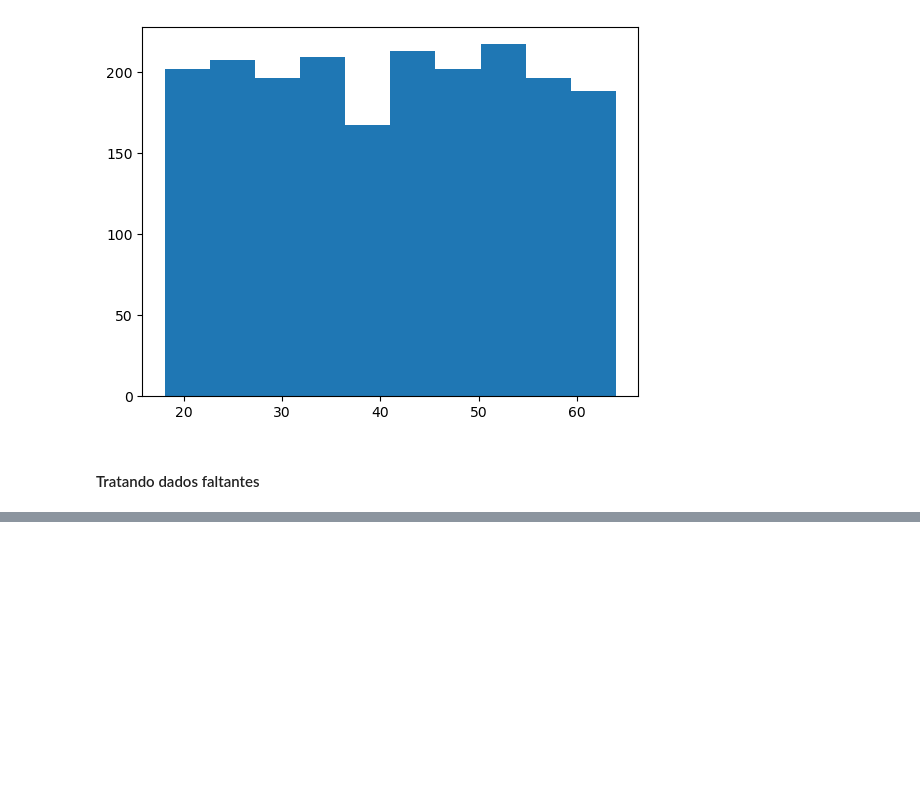
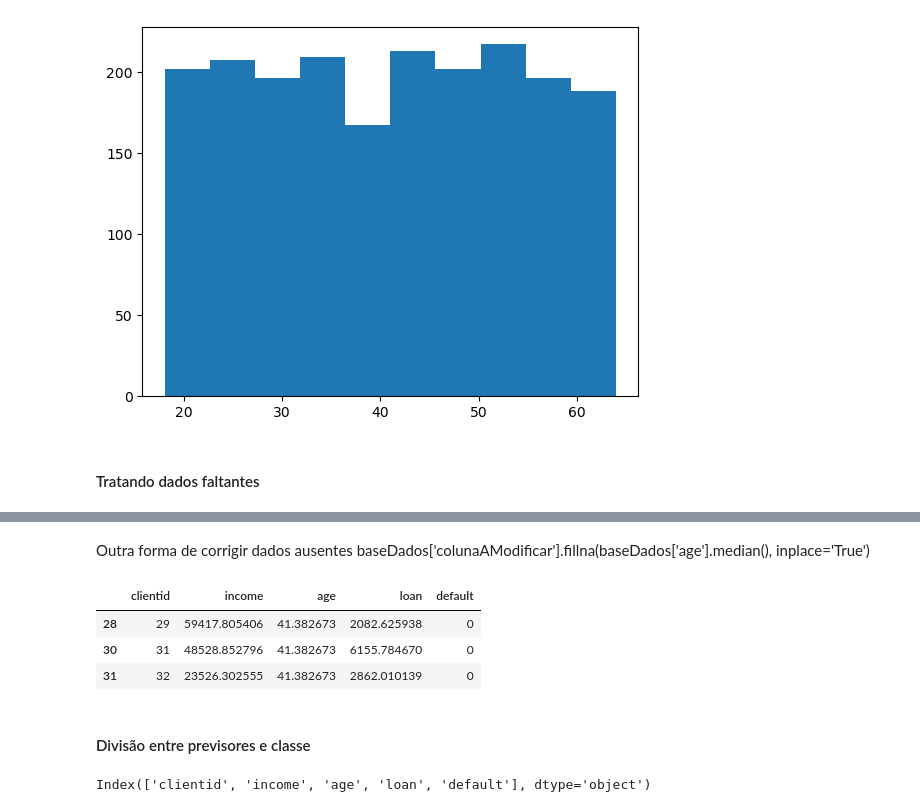
Before and after one commit to JansRodriguez/MachineLearningAaZ, a Jupyter notebook: TeinamentoDefinitivo.ipynb, the cells around one changed output, grey strips where cells are left out. Saved outputs shown, nothing was run; the diff lists cells and outputs as text; code cells hidden in the pictures; blank space fills up the shorter version.

```diff
--- a/TeinamentoDefinitivo.ipynb
+++ b/TeinamentoDefinitivo.ipynb
@@ -177,0 +222,12 @@ graficoDinamicoCorrigido
+# %% [markdown]
+Outra forma de corrigir dados ausentes</br>
+baseDados['colunaAModificar'].fillna(baseDados['age'].median(), inplace='True')
+# %%
+dados_credito.loc[dados_credito['clientid'].isin([29, 31, 32])]
+# %% [output]
+|  | clientid | income | age | loan | default |
+| 28 | 29 | 59417.805406 | 41.382673 | 2082.625938 | 0 |
+| 30 | 31 | 48528.852796 | 41.382673 | 6155.784670 | 0 |
+| 31 | 32 | 23526.302555 | 41.382673 | 2862.010139 | 0 |
+# %% [markdown]
+#### Divisão entre previsores e classe
@@ -177,0 +243,4 @@ graficoDinamicoCorrigido
+# %%
+dados_credito.columns
+# %% [output]
+Index(['clientid', 'income', 'age', 'loan', 'default'], dtype='object')
```
Also changed, not shown: parts of 16 cells of this notebook.
